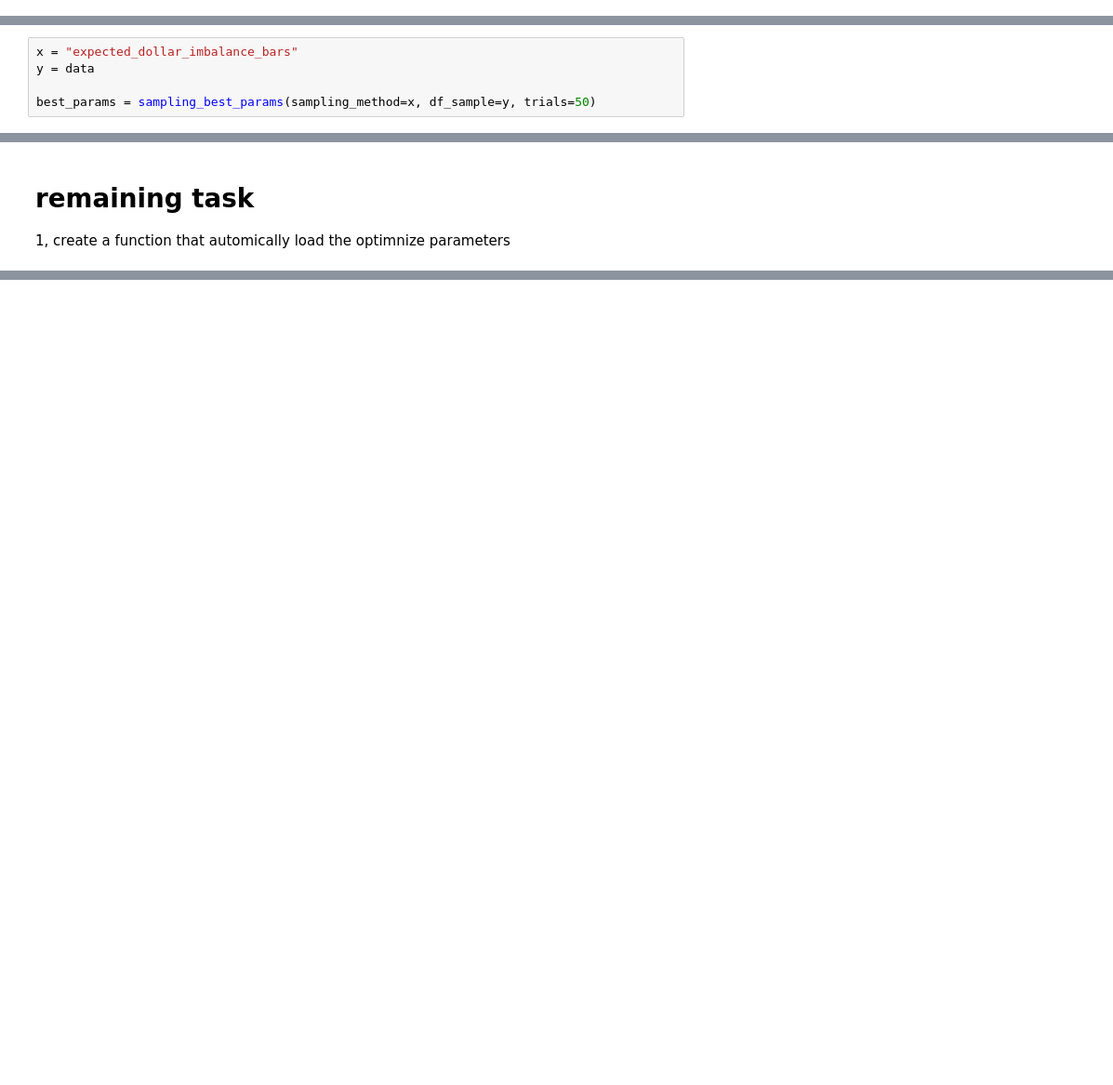
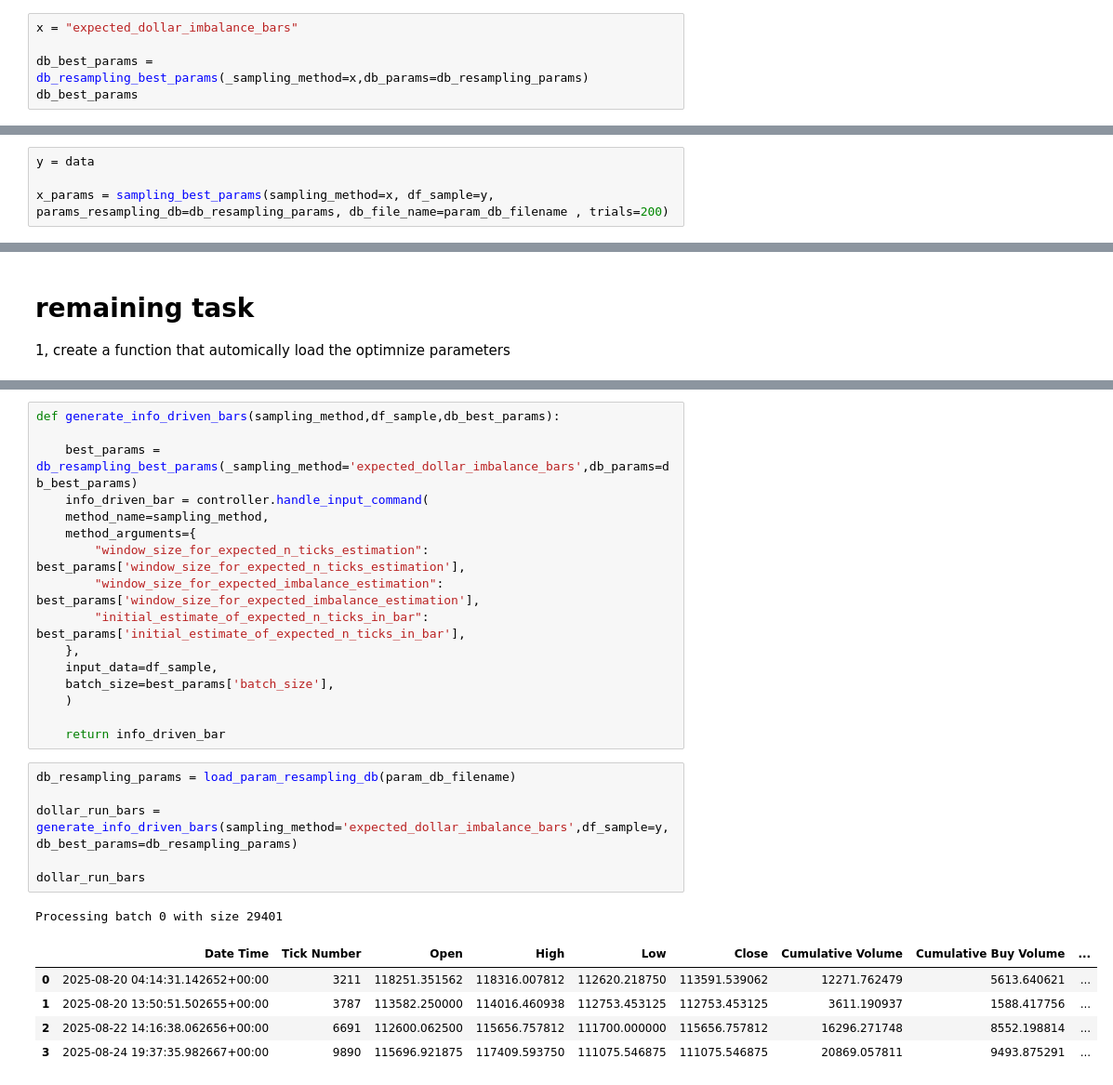
Before and after one commit to engr-bobet-14/Trading-Systems, a Jupyter notebook: smart-money/Notebook/[01] Data Structures.ipynb, the cells around one changed output, grey strips where cells are left out. Shown: that part at 93% size. Drawn from its saved outputs; the diff is of its cells as text; blank space fills up the shorter version.

```diff
--- a/smart-money/Notebook/[01] Data Structures.ipynb
+++ b/smart-money/Notebook/[01] Data Structures.ipynb
@@ -1115,0 +1180,5 @@ SyntaxError: invalid syntax (1097751672.py, line 72)
+# %%
+x = "expected_dollar_imbalance_bars"
+
+db_best_params = db_resampling_best_params(_sampling_method=x,db_params=db_resampling_params)
+db_best_params
@@ -1116,6 +1196,5 @@ SyntaxError: invalid syntax (1097751672.py, line 72)
 # %%
-x = "expected_dollar_imbalance_bars"
 y = data
 
-best_params = sampling_best_params(sampling_method=x, df_sample=y, trials=50)
+x_params = sampling_best_params(sampling_method=x, df_sample=y, params_resampling_db=db_resampling_params, db_file_name=param_db_filename , trials=200)
 # %% [output]
@@ -1193,0 +1240,29 @@ KeyError: 1
+# %%
+def generate_info_driven_bars(sampling_method,df_sample,db_best_params):
+
+    best_params = db_resampling_best_params(_sampling_method='expected_dollar_imbalance_bars',db_params=db_best_params)
+    info_driven_bar = controller.handle_input_command(
+    method_name=sampling_method,
+    method_arguments={
+        "window_size_for_expected_n_ticks_estimation": best_params['window_size_for_expected_n_ticks_estimation'],
+        "window_size_for_expected_imbalance_estimation": best_params['window_size_for_expected_imbalance_estimation'],
+        "initial_estimate_of_expected_n_ticks_in_bar": best_params['initial_estimate_of_expected_n_ticks_in_bar'],
+    },
+    input_data=df_sample,
+    batch_size=best_params['batch_size'],
+    )
+
+    return info_driven_bar
+# %%
+db_resampling_params = load_param_resampling_db(param_db_filename)
+
+dollar_run_bars = generate_info_driven_bars(sampling_method='expected_dollar_imbalance_bars',df_sample=y,db_best_params=db_resampling_params)
+
+dollar_run_bars
+# %% [output]
+Processing batch 0 with size 29401
+|  | Date Time | Tick Number | Open | High | Low | Close | Cumulative Volume | Cumulative Buy Volume | ... |
+| 0 | 2025-08-20 04:14:31.142652+00:00 | 3211 | 118251.351562 | 118316.007812 | 112620.218750 | 113591.539062 | 12271.762479 | 5613.640621 | ... |
+| 1 | 2025-08-20 13:50:51.502655+00:00 | 3787 | 113582.250000 | 114016.460938 | 112753.453125 | 112753.453125 | 3611.190937 | 1588.417756 | ... |
+| 2 | 2025-08-22 14:16:38.062656+00:00 | 6691 | 112600.062500 | 115656.757812 | 111700.000000 | 115656.757812 | 16296.271748 | 8552.198814 | ... |
+| 3 | 2025-08-24 19:37:35.982667+00:00 | 9890 | 115696.921875 | 117409.593750 | 111075.546875 | 111075.546875 | 20869.057811 | 9493.875291 | ... |
```
Also changed, not shown: parts of 24 cells of this notebook, 1 other file.
